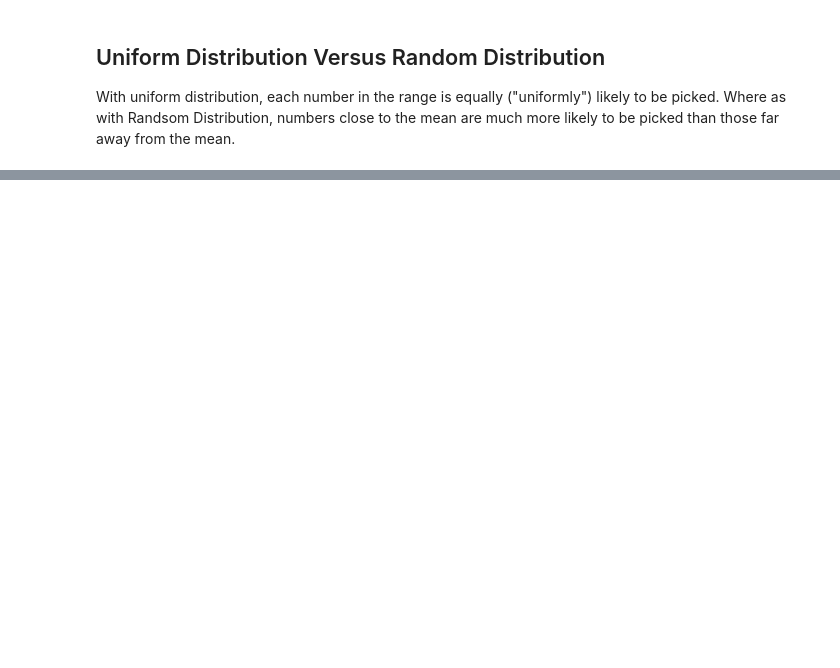
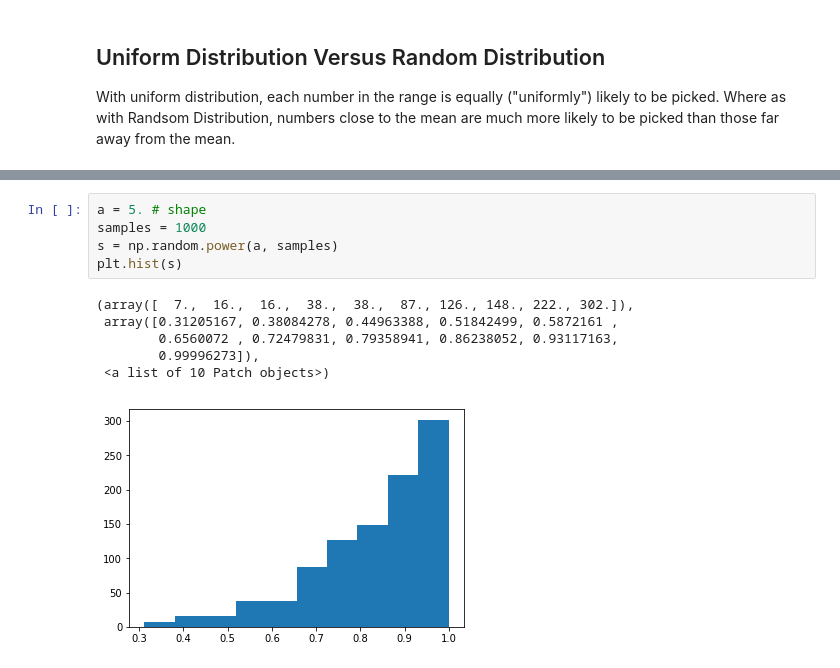
Before and after one commit to ClaireDrummond/Programming-for-Data-Analytics, a Jupyter notebook: Programming-for-Data-Analytics.ipynb, the cells around one changed output, grey strips where cells are left out. Drawn from its saved outputs; the diff is of its cells as text; blank space fills up the shorter version.

```diff
--- a/Programming-for-Data-Analytics.ipynb
+++ b/Programming-for-Data-Analytics.ipynb
@@ -233,0 +273,12 @@ With uniform distribution, each number in the range is equally ("uniformly") lik
+# %%
+a = 5. # shape
+samples = 1000
+s = np.random.power(a, samples)
+plt.hist(s)
+# %% [output]
+(array([  7.,  16.,  16.,  38.,  38.,  87., 126., 148., 222., 302.]),
+ array([0.31205167, 0.38084278, 0.44963388, 0.51842499, 0.5872161 ,
+        0.6560072 , 0.72479831, 0.79358941, 0.86238052, 0.93117163,
+        0.99996273]),
+ <a list of 10 Patch objects>)
+[figure, added]
```
Also changed, not shown: parts of 32 cells of this notebook.
